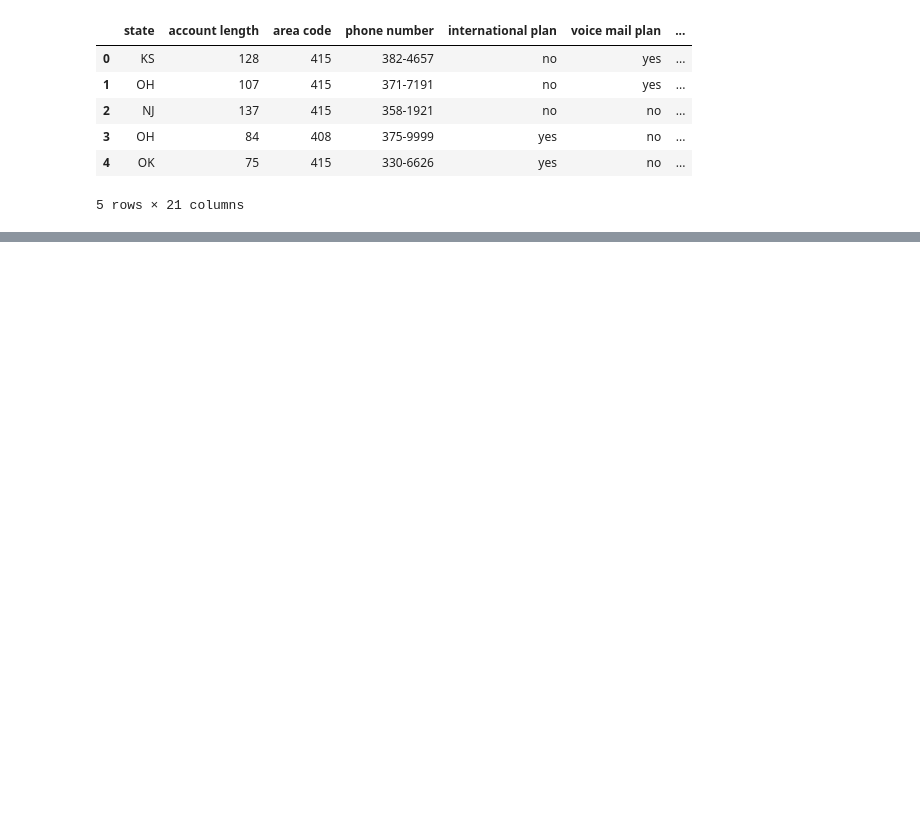
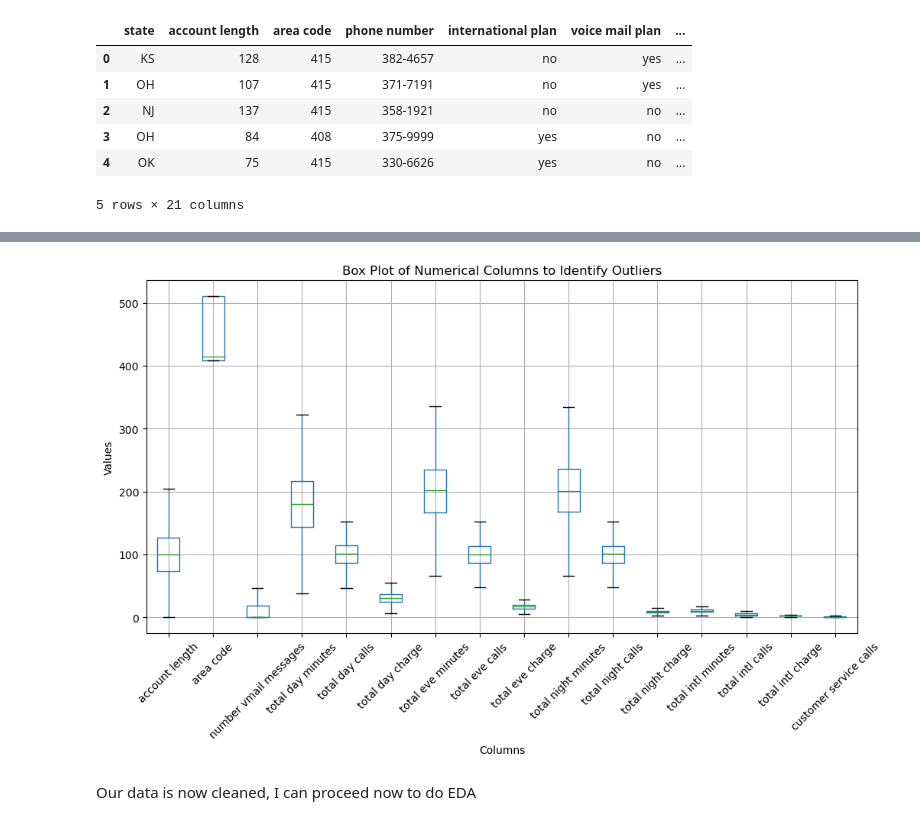
Before and after one commit to Thazes/Phase3Project, a Jupyter notebook: Phase3.ipynb, the cells around one changed output, grey strips where cells are left out. Saved outputs shown, nothing was run; the diff lists cells and outputs as text; code cells hidden in the pictures; blank space fills up the shorter version.

```diff
--- a/Phase3.ipynb
+++ b/Phase3.ipynb
@@ -22,0 +109,45 @@ df.head()
+# %%
+#Defining columns with outliers
+columns_with_outliers = [
+    'account length',
+    'number vmail messages',
+    'total day minutes',
+    'total day calls',
+    'total day charge',
+    'total eve minutes',
+    'total eve calls',
+    'total eve charge',
+    'total night minutes',
+    'total night calls',
+    'total night charge',
+    'total intl minutes',
+    'total intl calls',
+    'total intl charge',
+    'customer service calls'
+]
+#removing outliers
+
+
+df_cleaned = df.copy()
+
+for col in columns_with_outliers:
+    Q1 = df_cleaned[col].quantile(0.25)
+    Q3 = df_cleaned[col].quantile(0.75)
+    IQR = Q3 - Q1
+    lower_bound = Q1 - 1.5 * IQR
+    upper_bound = Q3 + 1.5 * IQR
+    df_cleaned = df_cleaned[(df_cleaned[col] >= lower_bound) & (df_cleaned[col] <= upper_bound)]
+# %%
+numerical_cols = df_cleaned.select_dtypes(include=['number'])
+
+# Plot box plots for each numerical column
+plt.figure(figsize=(12, 6))
+numerical_cols.boxplot(rot=45)
+plt.title("Box Plot of Numerical Columns to Identify Outliers")
+plt.ylabel("Values")
+plt.xlabel("Columns")
+plt.show()
+# %% [output]
+[figure, added]
+# %% [markdown]
+Our data is now cleaned, I can proceed now to do EDA
```
Also changed, not shown: parts of 19 cells of this notebook.
